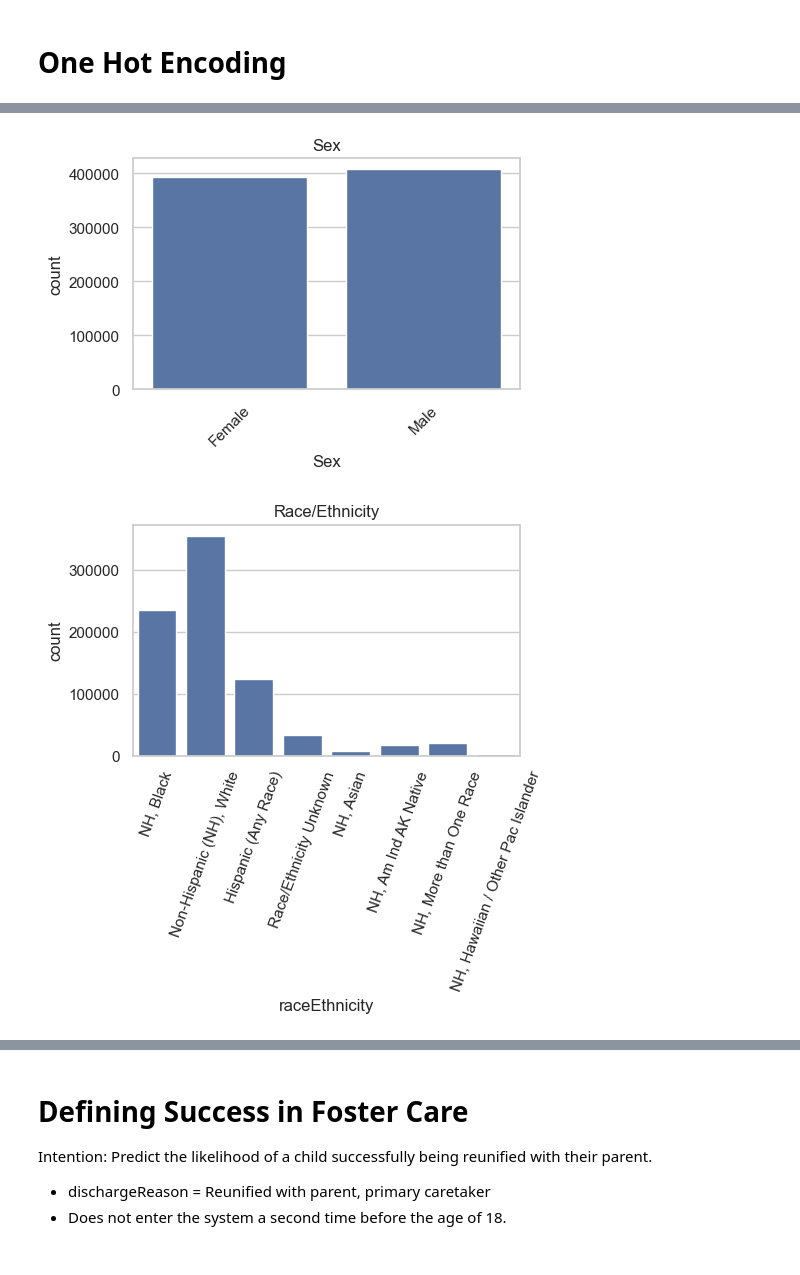
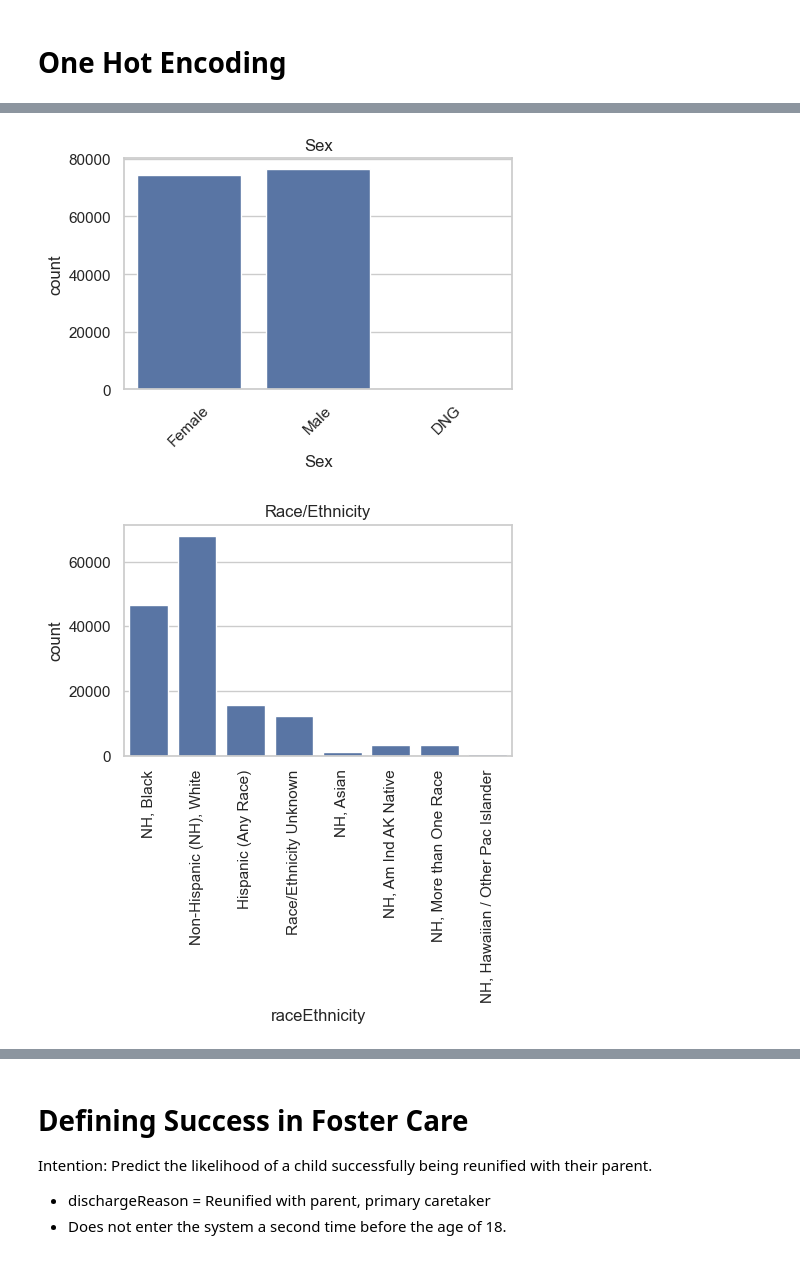
Before and after one commit to sophie2chance2/foster_care_analysis, a Jupyter notebook: explore_data.ipynb, the cells around one changed output, grey strips where cells are left out. Saved outputs shown, nothing was run; the diff lists cells and outputs as text; code cells hidden in the pictures.

```diff
--- a/explore_data.ipynb
+++ b/explore_data.ipynb
@@ -197,17 +197,17 @@ plt.show()
 # %%
 plt.figure(figsize=(5, 3))
-sns.countplot(data=included_subset, x='Sex')
+sns.countplot(data=all_records, x='Sex')
 plt.title('Sex')
 plt.xticks(rotation=45)
 plt.show()
 # %% [output]
-[figure, old version]
+[figure, new version]
 # %%
 plt.figure(figsize=(5, 3))
-sns.countplot(data=included_subset, x='raceEthnicity')
+sns.countplot(data=all_records, x='raceEthnicity')
 plt.title('Race/Ethnicity')
-plt.xticks(rotation=70)
+plt.xticks(rotation=90)
 plt.show()
 # %% [output]
-[figure, old version]
+[figure, new version]
 # %%
```
Also changed, not shown: parts of 11 cells of this notebook, 5 other files.
